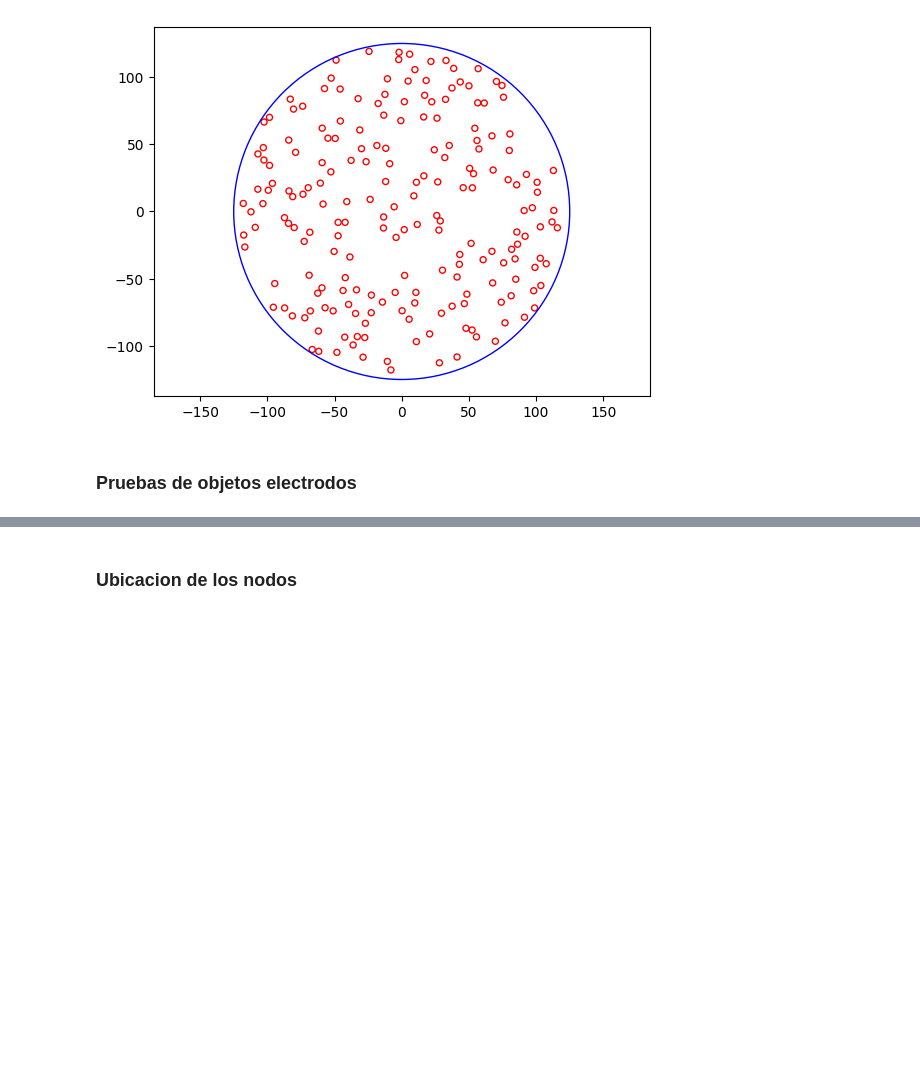
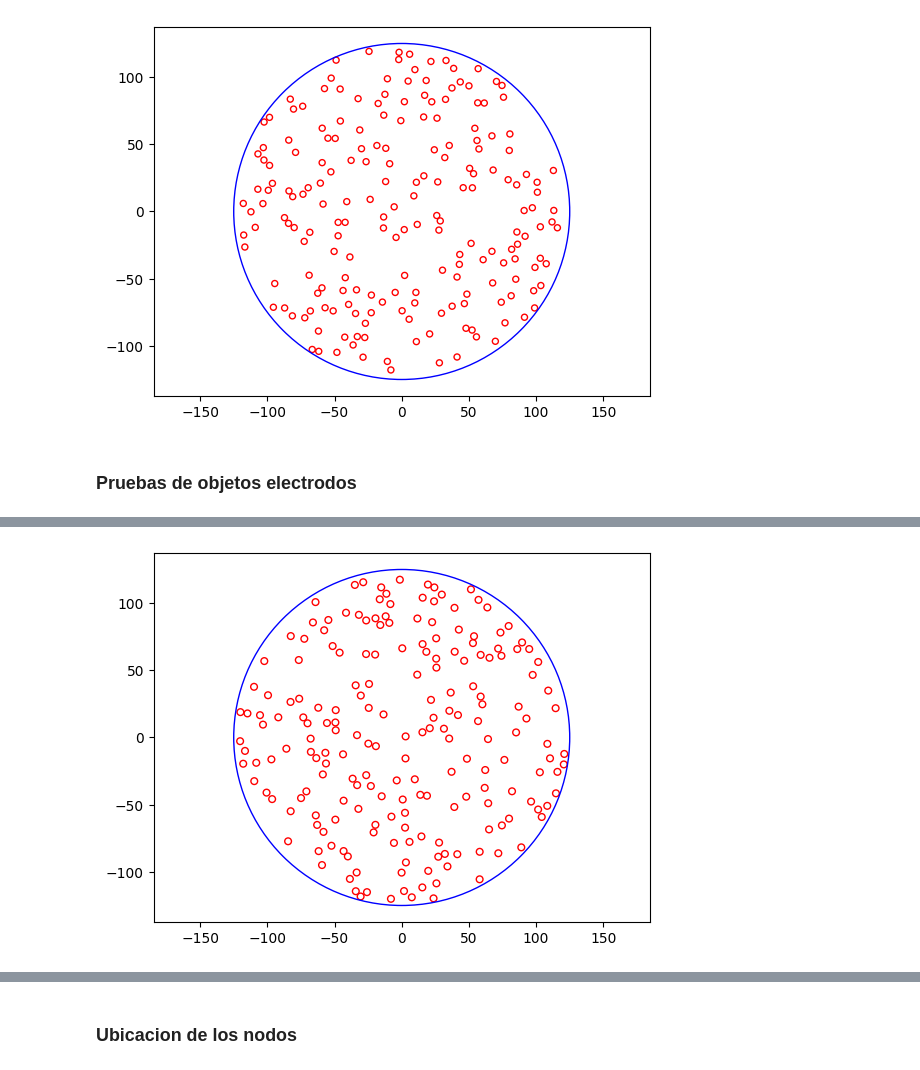
Before and after one commit to rmserra/proyecto-de-graduacion, a Jupyter notebook: modelo_poo.ipynb, the cells around one changed output, grey strips where cells are left out. Cells and saved outputs as stored; diff of their text form; code cells hidden in the pictures; blank space fills up the shorter version.

```diff
--- a/modelo_poo.ipynb
+++ b/modelo_poo.ipynb
@@ -647,0 +728,7 @@ e.distancia_al_electrodo_poligono(a.fibras)
+# %%
+a = Nervio(porcentaje_cobertura=100)
+a.poblar(metodo_poblacion='uniforme_sin_superposicion',diametro_fibra=5)
+e = Electrodo(tipo='punto',x = 0,y=-125,z=5)
+e.calcular_distancias(a.fibras)
+e.calcular_wmax(a)
+e.wmax
@@ -647,0 +753,4 @@ e.distancia_al_electrodo_poligono(a.fibras)
+# %%
+a.ploteo_fibras_circulos()
+# %% [output]
+[figure, added]
```
Also changed, not shown: parts of 9 cells of this notebook, 1 other file.
